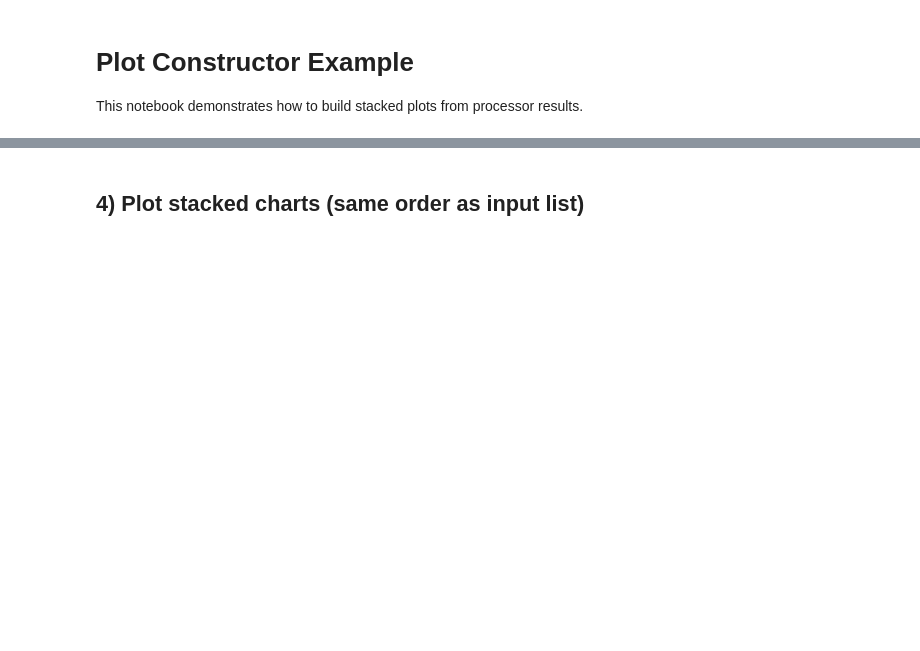
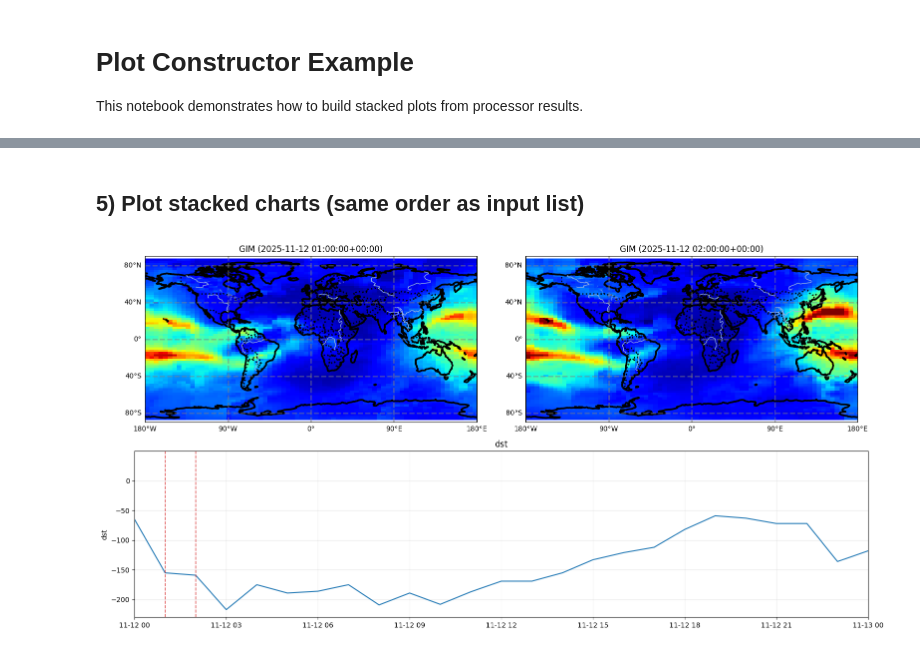
Before and after one commit to Yuri-ga1/Polar-lights, a Jupyter notebook: notebooks/01_plot_constructor.ipynb, the cells around one changed output, grey strips where cells are left out. Cells and saved outputs as stored; diff of their text form; code cells hidden in the pictures; blank space fills up the shorter version.

Commit message:
add date range support for loader and plot x-axis

```diff
--- a/notebooks/01_plot_constructor.ipynb
+++ b/notebooks/01_plot_constructor.ipynb
@@ -45,7 +48,8 @@ print("Python:", sys.executable)
 
 Set everything in one place: date, optional station codes, SIMURG email and requested plots.
 # %%
-DATE_STR = "2025-11-12"
+DATE_START = "2025-11-12"
+DATE_END = "2025-11-13 00:00:00"
 BASE_DIR = "files"
 
 # Optional data-source parameters (global defaults)
@@ -66,7 +70,7 @@ PLOT_SPECS = [
         "name": "GIM",
         "params": {
             "product_type": "uqrg",
-            "time": ['2025-11-12 00:00:00', '2025-11-12 01:00:00'],
+            "time": ['2025-11-12 01:00:00', '2025-11-12 02:00:00'],
         },
     },
     {"name": "Dst"},
@@ -267,7 +305,8 @@ from app.visualization import PlotConstructor
 
 loader = PlotConstructorDataLoader(
     ConstructorDataConfig(
-        date_str=DATE_STR,
+        date_start=DATE_START,
+        date_end=DATE_END,
         base_dir=BASE_DIR,
         simurg_email=SIMURG_EMAIL,
     )
@@ -279,2 +322,2 @@ plotter.available_plots()
 # %% [markdown]
-## 4) Plot stacked charts (same order as input list)
+## 5) Plot stacked charts (same order as input list)
@@ -282,0 +324,17 @@ plotter.plot(PLOT_SPECS);
+# %%
+plot_specs_with_range = []
+for spec in PLOT_SPECS:
+    if isinstance(spec, str):
+        plot_specs_with_range.append(spec)
+        continue
+
+    spec_with_range = dict(spec)
+    params = dict(spec_with_range.get("params", {}))
+    params.setdefault("date_start", DATE_START)
+    params.setdefault("date_end", DATE_END)
+    spec_with_range["params"] = params
+    plot_specs_with_range.append(spec_with_range)
+
+plotter.plot(plot_specs_with_range);
+# %% [output]
+[figure, added]
```
Also changed, not shown: parts of 8 cells of this notebook, 1 other file.
